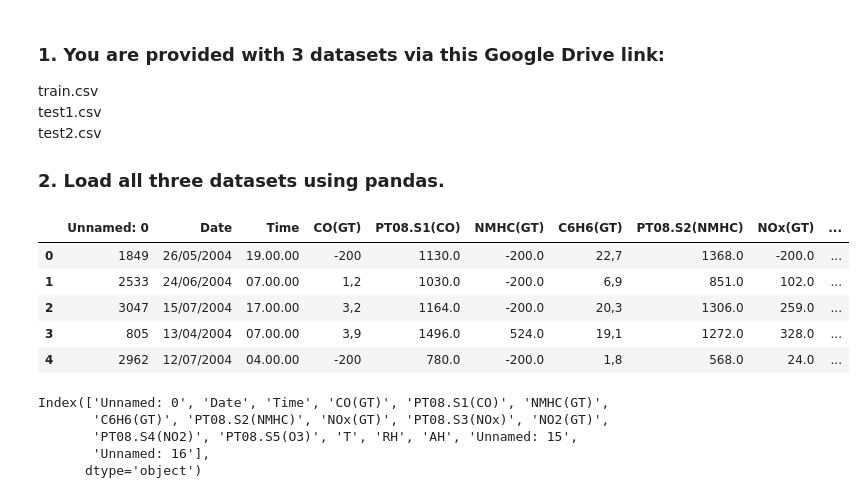
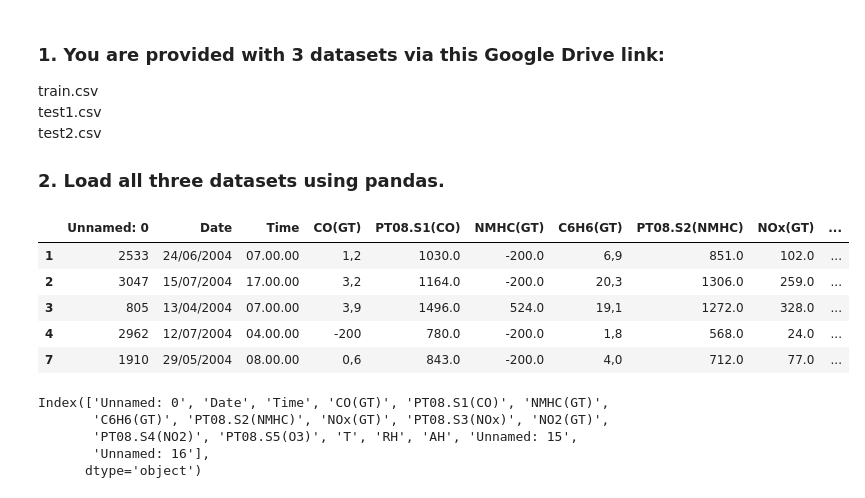
Before and after one commit to Reckadon/Assignment-10-AB_Testing, a Jupyter notebook: Assignment10.ipynb, the cells around one changed output. Cells and saved outputs as stored; diff of their text form; code cells hidden in the pictures.

```diff
--- a/Assignment10.ipynb
+++ b/Assignment10.ipynb
@@ -308,18 +308,22 @@ test2.csv
 # %%
 import pandas as pd
 
 air_df_train = pd.read_csv('train.csv')
 air_df_test1 = pd.read_csv('test1.csv')
 air_df_test2 = pd.read_csv('test2.csv')
 
+air_df_train = air_df_train[air_df_train['NO2(GT)'] >= 0]
+air_df_test1 = air_df_test1[air_df_test1['NO2(GT)'] >= 0]
+air_df_test2 = air_df_test2[air_df_test2['NO2(GT)'] >= 0]
+
 air_df_train.head()
 # %% [output]
 |  | Unnamed: 0 | Date | Time | CO(GT) | PT08.S1(CO) | NMHC(GT) | C6H6(GT) | PT08.S2(NMHC) | NOx(GT) | ... |
-| 0 | 1849 | 26/05/2004 | 19.00.00 | -200 | 1130.0 | -200.0 | 22,7 | 1368.0 | -200.0 | ... |
 | 1 | 2533 | 24/06/2004 | 07.00.00 | 1,2 | 1030.0 | -200.0 | 6,9 | 851.0 | 102.0 | ... |
 | 2 | 3047 | 15/07/2004 | 17.00.00 | 3,2 | 1164.0 | -200.0 | 20,3 | 1306.0 | 259.0 | ... |
 | 3 | 805 | 13/04/2004 | 07.00.00 | 3,9 | 1496.0 | 524.0 | 19,1 | 1272.0 | 328.0 | ... |
 | 4 | 2962 | 12/07/2004 | 04.00.00 | -200 | 780.0 | -200.0 | 1,8 | 568.0 | 24.0 | ... |
+| 7 | 1910 | 29/05/2004 | 08.00.00 | 0,6 | 843.0 | -200.0 | 4,0 | 712.0 | 77.0 | ... |
 # %%
 air_df_train.columns
 # %% [output]
```
Also changed, not shown: parts of 7 cells of this notebook, 9 other files.
